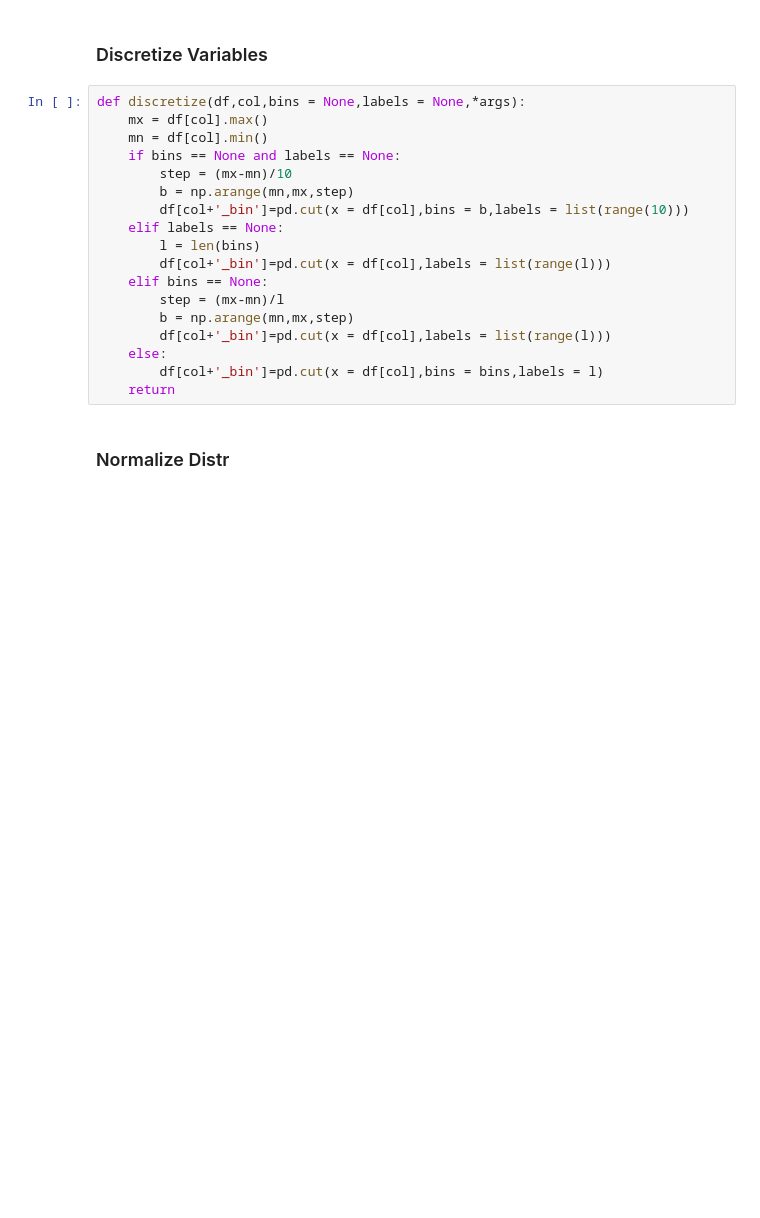
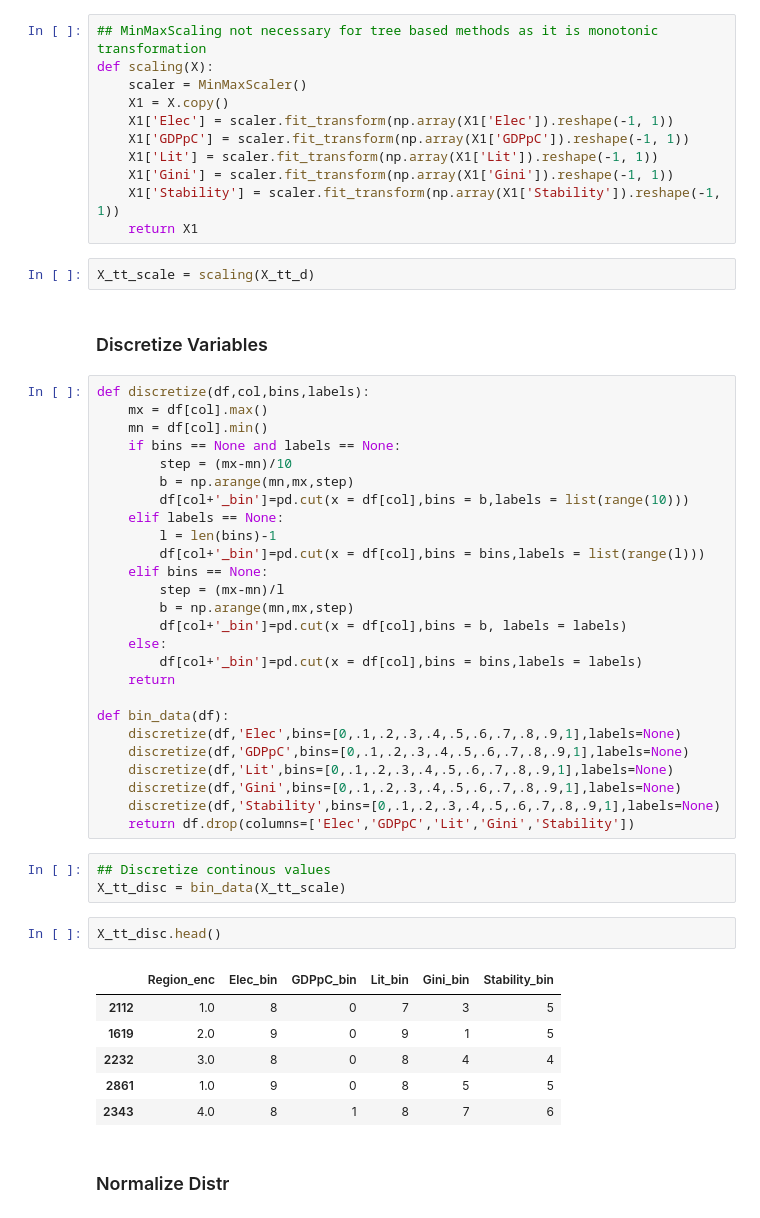
Before and after one commit to DoctorBomb/Qarik-Team-Bear, a Jupyter notebook: Regression_Classifier/xgb_tree_regress_classify.ipynb, the cells around one changed output. Drawn from its saved outputs; the diff is of its cells as text; blank space fills up the shorter version.

```diff
--- a/Regression_Classifier/xgb_tree_regress_classify.ipynb
+++ b/Regression_Classifier/xgb_tree_regress_classify.ipynb
@@ -120,7 +250,20 @@ print(X_tt_enc.columns)
+# %%
+## MinMaxScaling not necessary for tree based methods as it is monotonic transformation
+def scaling(X):
+    scaler = MinMaxScaler()
+    X1 = X.copy()
+    X1['Elec'] = scaler.fit_transform(np.array(X1['Elec']).reshape(-1, 1))
+    X1['GDPpC'] = scaler.fit_transform(np.array(X1['GDPpC']).reshape(-1, 1))
+    X1['Lit'] = scaler.fit_transform(np.array(X1['Lit']).reshape(-1, 1))
+    X1['Gini'] = scaler.fit_transform(np.array(X1['Gini']).reshape(-1, 1))
+    X1['Stability'] = scaler.fit_transform(np.array(X1['Stability']).reshape(-1, 1))
+    return X1
+# %%
+X_tt_scale = scaling(X_tt_d)
 # %% [markdown]
 ### Discretize Variables
 # %%
-def discretize(df,col,bins = None,labels = None,*args):
+def discretize(df,col,bins,labels):
     mx = df[col].max()
     mn = df[col].min()
     if bins == None and labels == None:
@@ -128,15 +271,35 @@ def discretize(df,col,bins = None,labels = None,*args):
         b = np.arange(mn,mx,step)
         df[col+'_bin']=pd.cut(x = df[col],bins = b,labels = list(range(10)))
     elif labels == None:
-        l = len(bins)
-        df[col+'_bin']=pd.cut(x = df[col],labels = list(range(l)))
+        l = len(bins)-1
+        df[col+'_bin']=pd.cut(x = df[col],bins = bins,labels = list(range(l)))
     elif bins == None:
         step = (mx-mn)/l
         b = np.arange(mn,mx,step)
-        df[col+'_bin']=pd.cut(x = df[col],labels = list(range(l)))
+        df[col+'_bin']=pd.cut(x = df[col],bins = b, labels = labels)
     else:
-        df[col+'_bin']=pd.cut(x = df[col],bins = bins,labels = l)
+        df[col+'_bin']=pd.cut(x = df[col],bins = bins,labels = labels)
     return
+
+def bin_data(df):
+    discretize(df,'Elec',bins=[0,.1,.2,.3,.4,.5,.6,.7,.8,.9,1],labels=None)
+    discretize(df,'GDPpC',bins=[0,.1,.2,.3,.4,.5,.6,.7,.8,.9,1],labels=None)
+    discretize(df,'Lit',bins=[0,.1,.2,.3,.4,.5,.6,.7,.8,.9,1],labels=None)
+    discretize(df,'Gini',bins=[0,.1,.2,.3,.4,.5,.6,.7,.8,.9,1],labels=None)
+    discretize(df,'Stability',bins=[0,.1,.2,.3,.4,.5,.6,.7,.8,.9,1],labels=None)
+    return df.drop(columns=['Elec','GDPpC','Lit','Gini','Stability'])
+# %%
+## Discretize continous values
+X_tt_disc = bin_data(X_tt_scale)
+# %%
+X_tt_disc.head()
+# %% [output]
+|  | Region_enc | Elec_bin | GDPpC_bin | Lit_bin | Gini_bin | Stability_bin |
+| 2112 | 1.0 | 8 | 0 | 7 | 3 | 5 |
+| 1619 | 2.0 | 9 | 0 | 9 | 1 | 5 |
+| 2232 | 3.0 | 8 | 0 | 8 | 4 | 4 |
+| 2861 | 1.0 | 9 | 0 | 8 | 5 | 5 |
+| 2343 | 4.0 | 8 | 1 | 8 | 7 | 6 |
 # %% [markdown]
 ### Normalize Distr
 # %%
```
Also changed, not shown: parts of 24 cells of this notebook, 1 other file.
